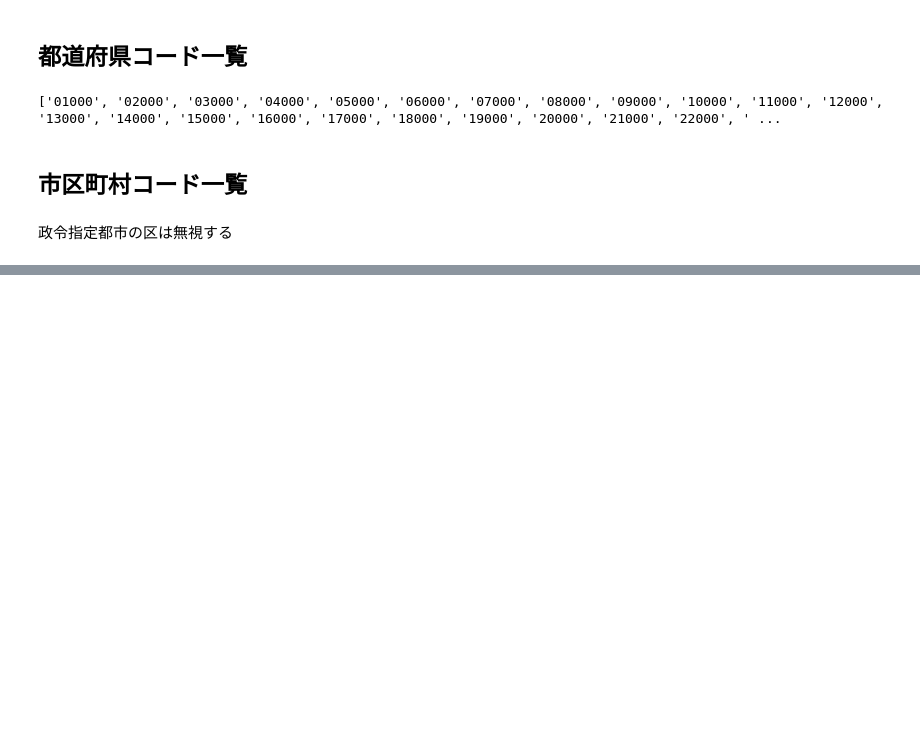
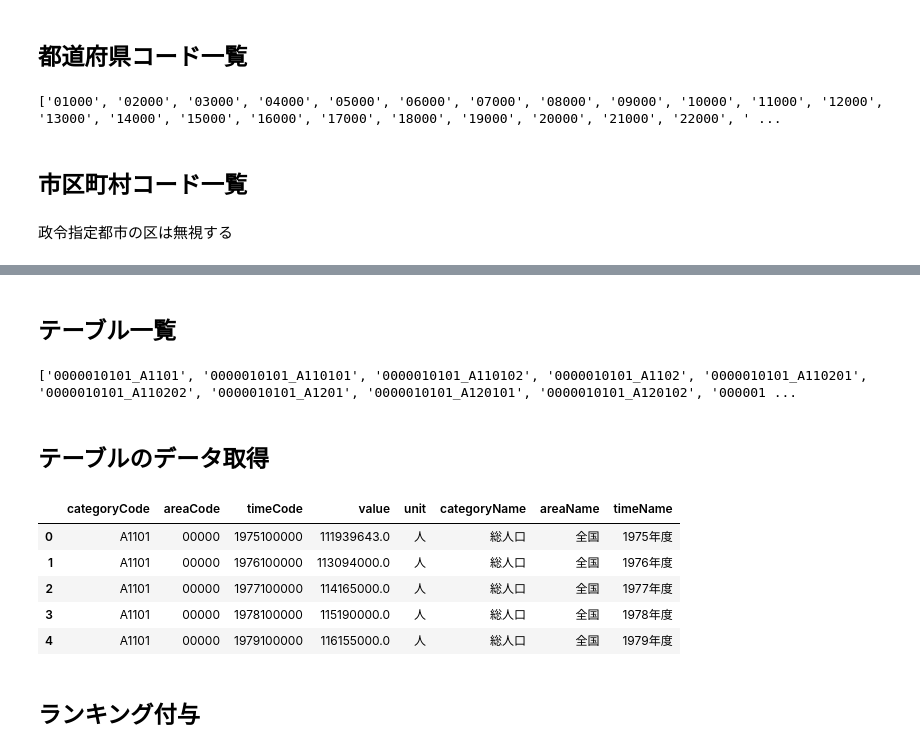
Before and after one commit to dicechick373/google-colab, a Jupyter notebook: estat/02_全国・都道府県ランキングを付与.ipynb, the cells around one changed output, grey strips where cells are left out. Saved outputs shown, nothing was run; the diff lists cells and outputs as text; code cells hidden in the pictures; blank space fills up the shorter version.

```diff
--- a/estat/02_全国・都道府県ランキングを付与.ipynb
+++ b/estat/02_全国・都道府県ランキングを付与.ipynb
@@ -353,8 +54,0 @@ def  format_estat_dataframe(df_arg):
-# %%
-params = {
-    'statsDataId': '0000010101',
-    'cdCat01':'A1101',
-}
-
-df = get_estat_dataframe(params)
-df
@@ -511,0 +71,2 @@ for card in cardlist:
+# %% [markdown]
+## テーブル一覧
@@ -511,0 +86,6 @@ for card in cardlist:
+# %%
+print(estat_origin_tables())
+# %% [output]
+['0000010101_A1101', '0000010101_A110101', '0000010101_A110102', '0000010101_A1102', '0000010101_A110201', '0000010101_A110202', '0000010101_A1201', '0000010101_A120101', '0000010101_A120102', '000001 ...
+# %% [markdown]
+## テーブルのデータ取得
@@ -511,0 +105,12 @@ for card in cardlist:
+# %%
+table_id = '0000010101_A1101'
+get_estat_origin(table_id).head()
+# %% [output]
+|  | categoryCode | areaCode | timeCode | value | unit | categoryName | areaName | timeName |
+| 0 | A1101 | 00000 | 1975100000 | 111939643.0 | 人 | 総人口 | 全国 | 1975年度 |
+| 1 | A1101 | 00000 | 1976100000 | 113094000.0 | 人 | 総人口 | 全国 | 1976年度 |
+| 2 | A1101 | 00000 | 1977100000 | 114165000.0 | 人 | 総人口 | 全国 | 1977年度 |
+| 3 | A1101 | 00000 | 1978100000 | 115190000.0 | 人 | 総人口 | 全国 | 1978年度 |
+| 4 | A1101 | 00000 | 1979100000 | 116155000.0 | 人 | 総人口 | 全国 | 1979年度 |
+# %% [markdown]
+## ランキング付与
```
Also changed, not shown: parts of 52 cells of this notebook.
